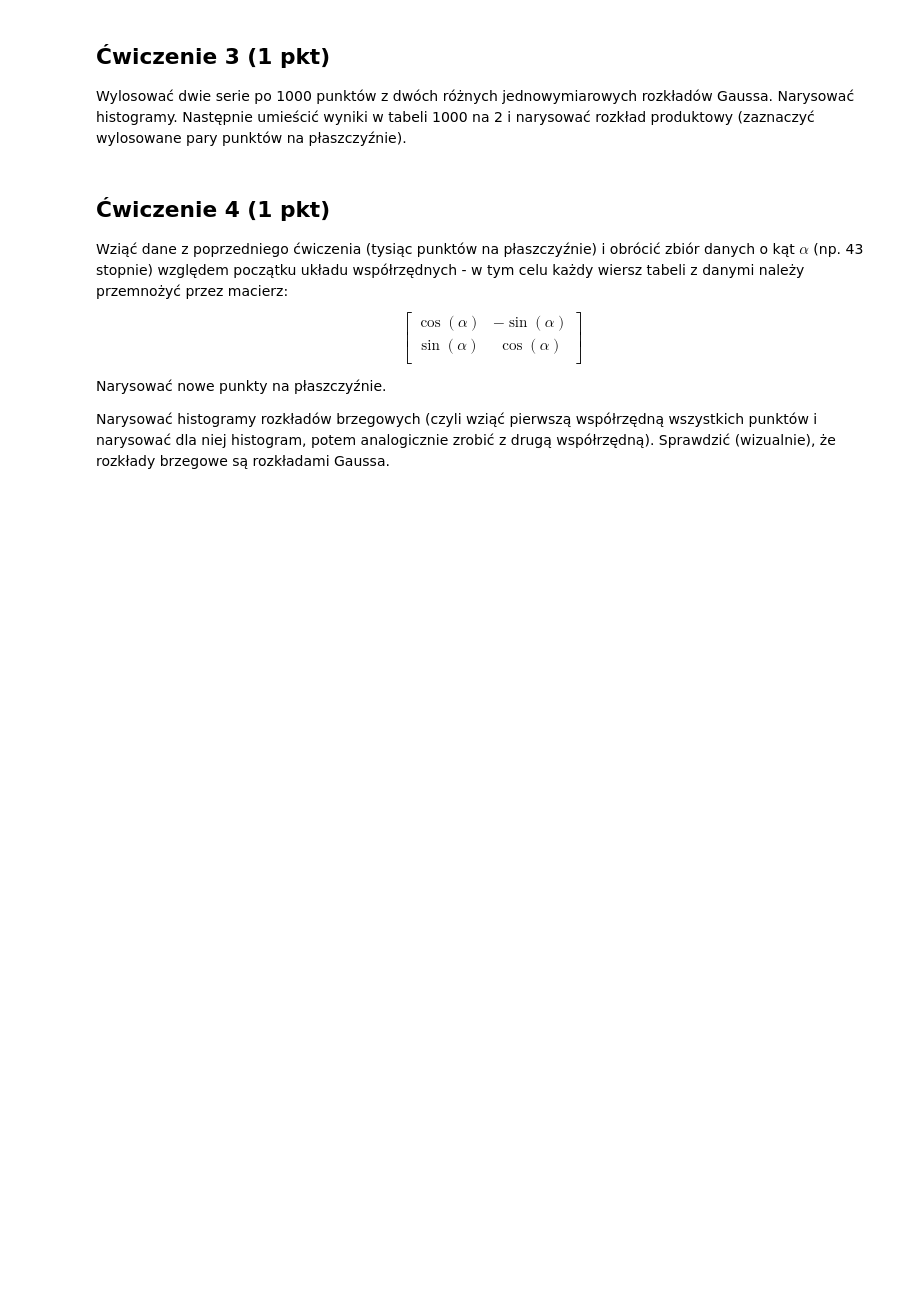
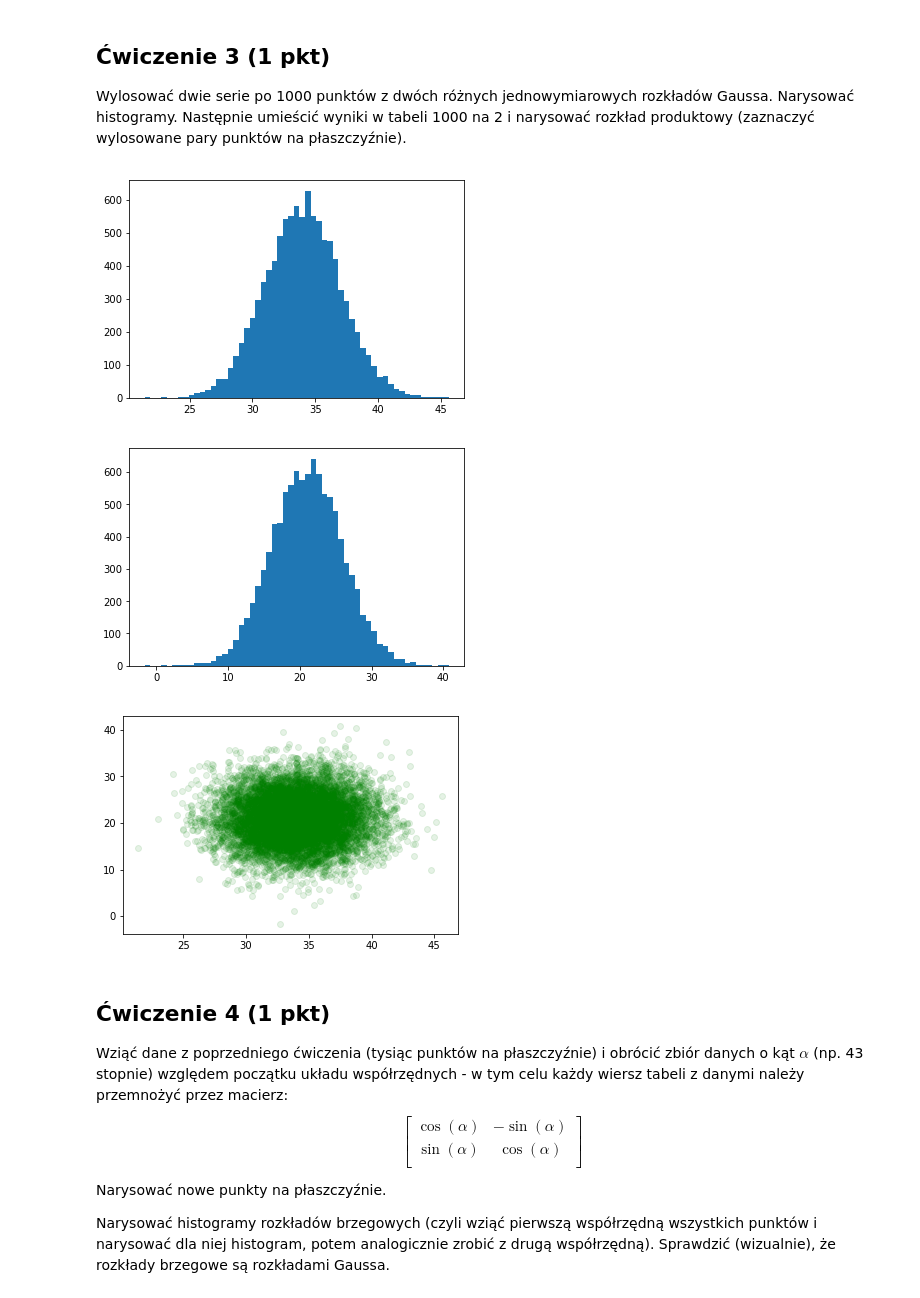
Before and after one commit to 13MaxG/MachineLearningAndrzeja, a Jupyter notebook: L2b.ipynb, the cells around one changed output. Drawn from its saved outputs; the diff is of its cells as text; code cells hidden in the pictures; blank space fills up the shorter version.

```diff
--- a/L2b.ipynb
+++ b/L2b.ipynb
@@ -167,3 +165,22 @@ Wylosować dwie serie po 1000 punktów z dwóch różnych jednowymiarowych rozk
+# %%
+# spodziewany wynik - elipsa o osiach ustawionych równolegle do osi układu współrzędnych
+import numpy as np
+import matplotlib.pyplot as plt
+
+samples1 = np.random.normal(34, 3, 10000)
+plt.hist(samples1, 55)
+plt.show()
+
+samples2 = np.random.normal(21, 5, 10000)
+plt.hist(samples2, 55)
+plt.show()
+
+_=plt.scatter(samples1, samples2, color='g', alpha=0.1)
+plt.show()
+# %% [output]
+[figure, added]
+[figure, added]
+[figure, added]
 # %% [markdown]
 ## Ćwiczenie 4 (1 pkt)
 
```
Also changed, not shown: parts of 1 cell of this notebook.
